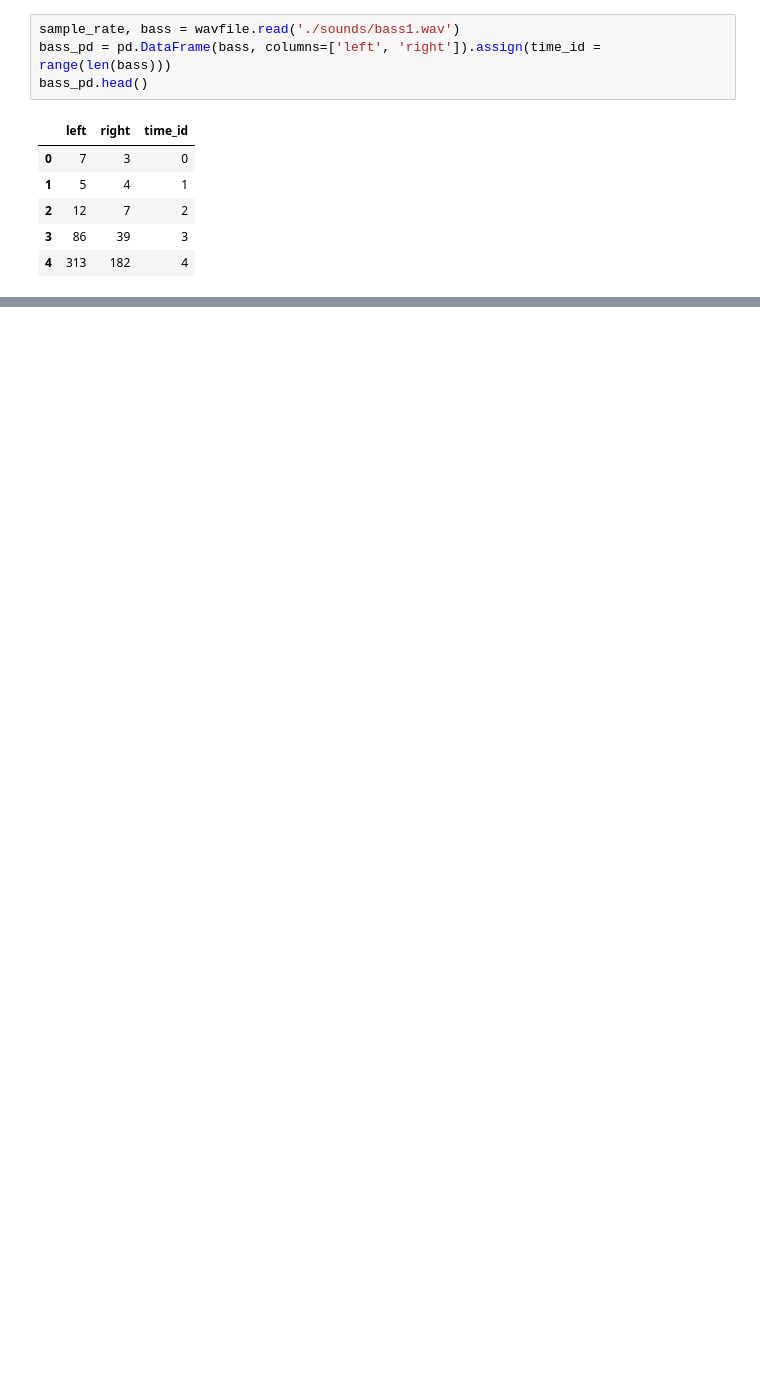
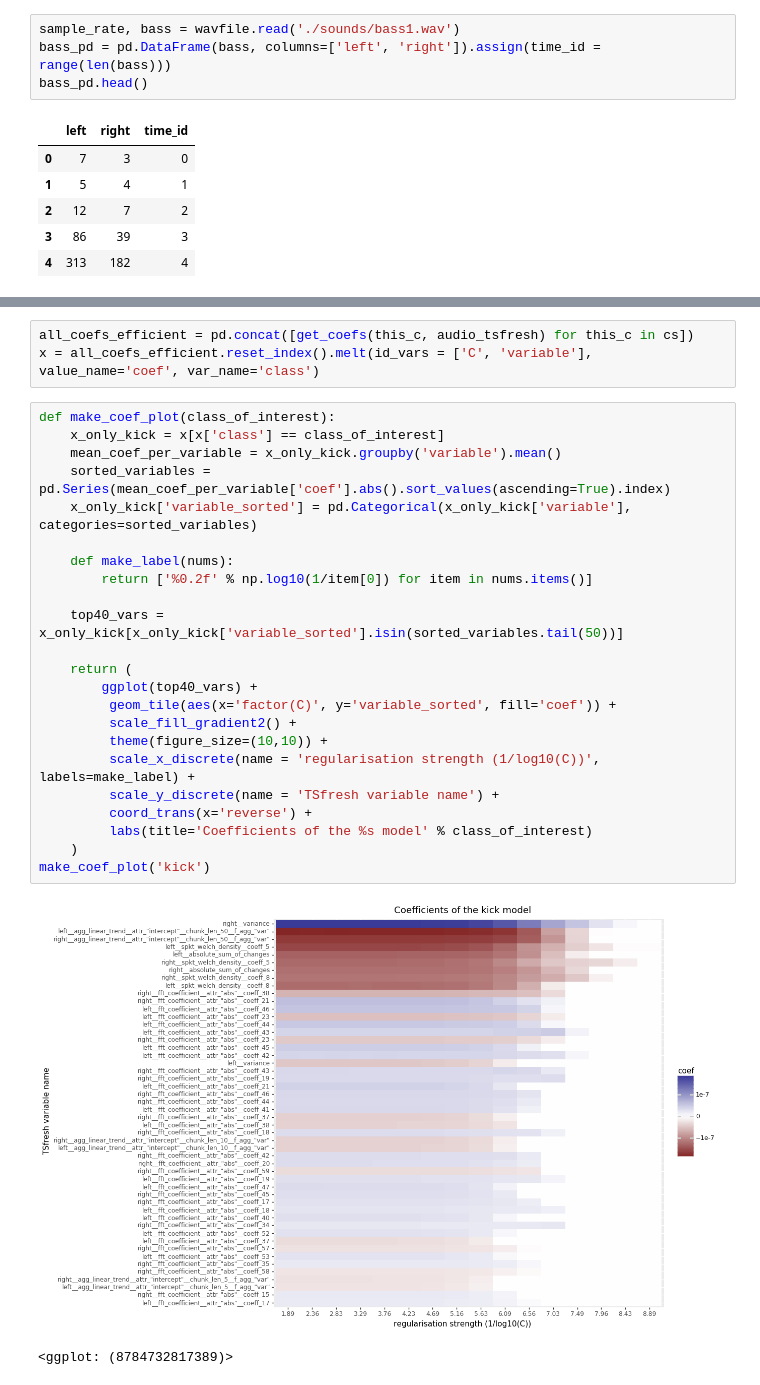
Before and after one commit to PaulHiemstra/lasso_tsfresh_article, a Jupyter notebook: lasso_tsfresh_article.ipynb, the cells around one changed output, grey strips where cells are left out. Saved outputs shown, nothing was run; the diff lists cells and outputs as text; blank space fills up the shorter version.

```diff
--- a/lasso_tsfresh_article.ipynb
+++ b/lasso_tsfresh_article.ipynb
@@ -113,0 +221,29 @@ memory usage: 7.0+ KB
+# %%
+all_coefs_efficient = pd.concat([get_coefs(this_c, audio_tsfresh) for this_c in cs])
+x = all_coefs_efficient.reset_index().melt(id_vars = ['C', 'variable'], value_name='coef', var_name='class')
+# %%
+def make_coef_plot(class_of_interest):
+    x_only_kick = x[x['class'] == class_of_interest]
+    mean_coef_per_variable = x_only_kick.groupby('variable').mean()
+    sorted_variables = pd.Series(mean_coef_per_variable['coef'].abs().sort_values(ascending=True).index)
+    x_only_kick['variable_sorted'] = pd.Categorical(x_only_kick['variable'], categories=sorted_variables)
+
+    def make_label(nums):
+        return ['%0.2f' % np.log10(1/item[0]) for item in nums.items()]
+
+    top40_vars = x_only_kick[x_only_kick['variable_sorted'].isin(sorted_variables.tail(50))]
+
+    return (
+        ggplot(top40_vars) +
+         geom_tile(aes(x='factor(C)', y='variable_sorted', fill='coef')) +
+         scale_fill_gradient2() +
+         theme(figure_size=(10,10)) +
+         scale_x_discrete(name = 'regularisation strength (1/log10(C))', labels=make_label) +
+         scale_y_discrete(name = 'TSfresh variable name') +
+         coord_trans(x='reverse') +
+         labs(title='Coefficients of the %s model' % class_of_interest)
+    )
+make_coef_plot('kick')
+# %% [output]
+[figure, added]
+<ggplot: (8784732817389)>
```
Also changed, not shown: parts of 23 cells of this notebook, 1 other file.
